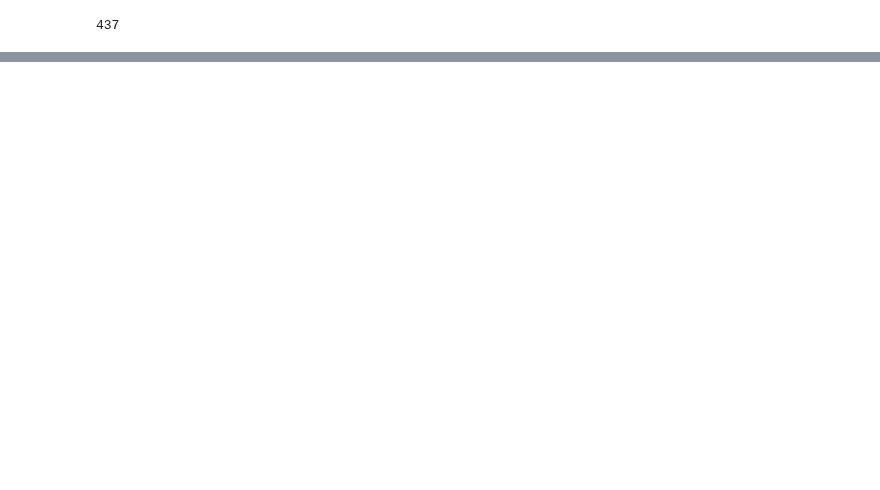
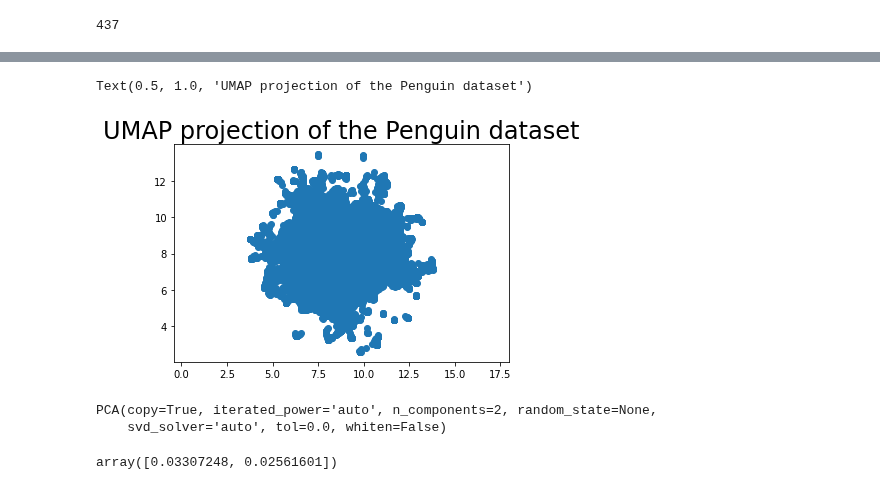
Before and after one commit to jvalansi/notebooks, a Jupyter notebook: doclassifier6.ipynb, the cells around one changed output, grey strips where cells are left out. Saved outputs shown, nothing was run; the diff lists cells and outputs as text; code cells hidden in the pictures; blank space fills up the shorter version.

```diff
--- a/doclassifier6.ipynb
+++ b/doclassifier6.ipynb
@@ -133,0 +253,10 @@ with open('data/thoughts/sentences.txt', 'w') as f:
+# %%
+plt.scatter(
+    umap_embedding[:, 0],
+    umap_embedding[:, 1])
+#     c=[sns.color_palette()[x] for x in penguins.species_short.map({"Adelie":0, "Chinstrap":1, "Gentoo":2})])
+plt.gca().set_aspect('equal', 'datalim')
+plt.title('UMAP projection of the Penguin dataset', fontsize=24)
+# %% [output]
+Text(0.5, 1.0, 'UMAP projection of the Penguin dataset')
+[figure, added]
@@ -133,0 +265,9 @@ with open('data/thoughts/sentences.txt', 'w') as f:
+# %%
+pca.fit(embeddings)
+# %% [output]
+PCA(copy=True, iterated_power='auto', n_components=2, random_state=None,
+    svd_solver='auto', tol=0.0, whiten=False)
+# %%
+pca.explained_variance_ratio_
+# %% [output]
+array([0.03307248, 0.02561601])
```
Also changed, not shown: parts of 86 cells of this notebook, 1 other file.
